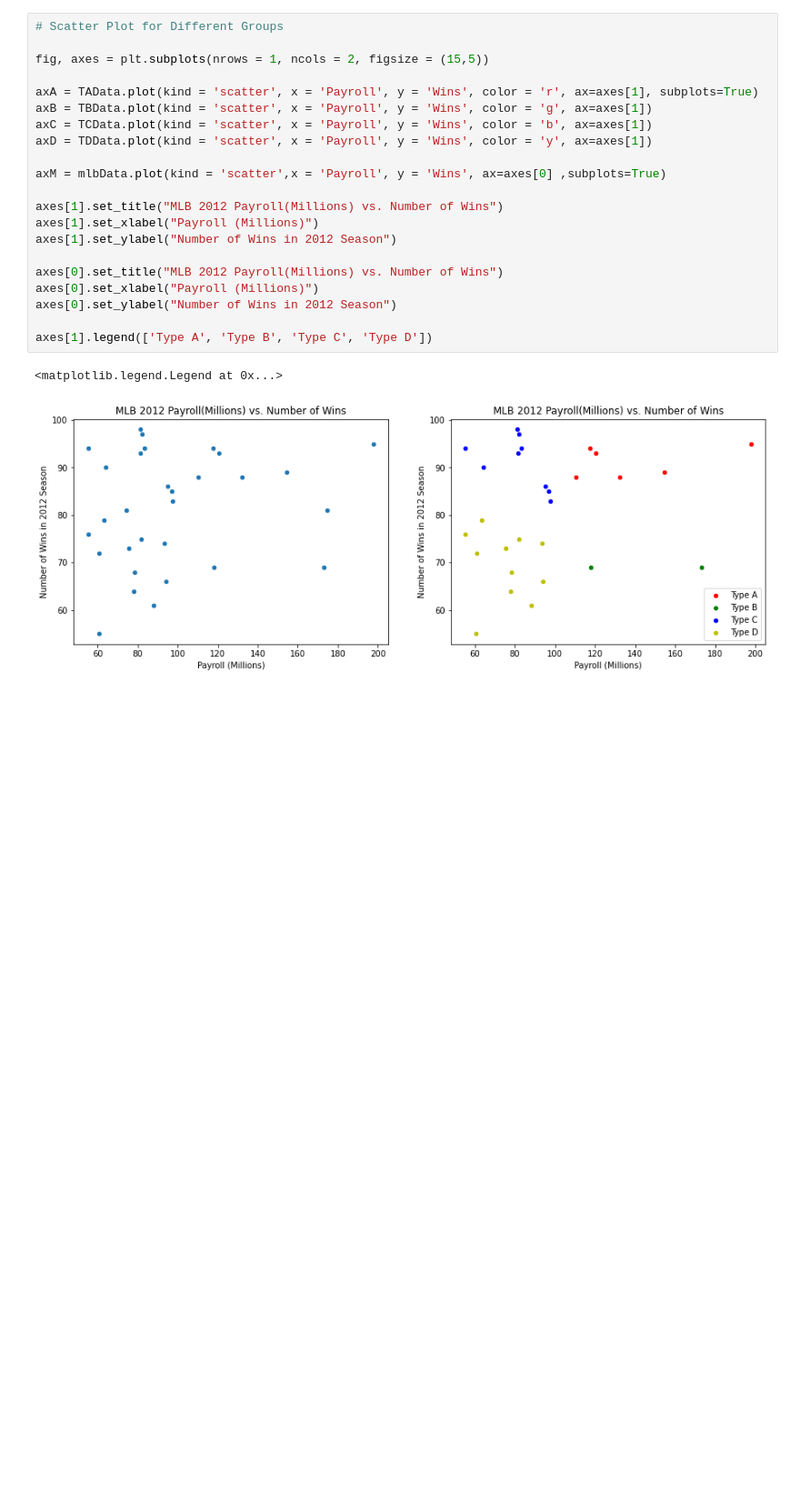
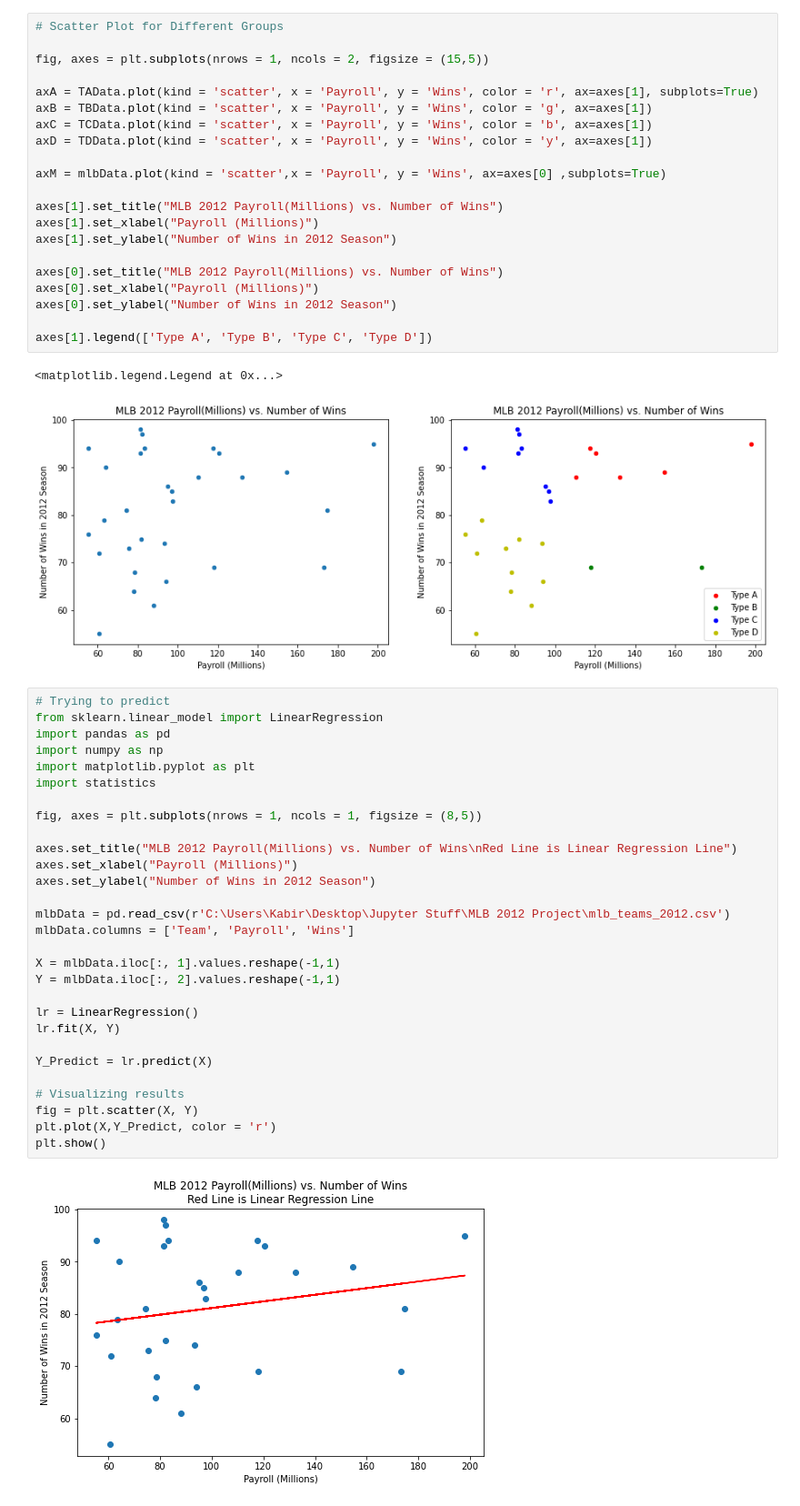
Before and after one commit to kabirjs/MLB-2012-Payroll-vs-Winrate-Analysis-, a Jupyter notebook: JupCode.ipynb, the cells around one changed output. Shown at 91% size. Cells and saved outputs as stored; diff of their text form; blank space fills up the shorter version.

```diff
--- a/JupCode.ipynb
+++ b/JupCode.ipynb
@@ -138,3 +138,34 @@ axes[1].legend(['Type A', 'Type B', 'Type C', 'Type D'])
 # %% [output]
 <matplotlib.legend.Legend at 0x...>
 [figure]
+# %%
+# Trying to predict
+from sklearn.linear_model import LinearRegression
+import pandas as pd
+import numpy as np
+import matplotlib.pyplot as plt
+import statistics
+
+fig, axes = plt.subplots(nrows = 1, ncols = 1, figsize = (8,5))
+
+axes.set_title("MLB 2012 Payroll(Millions) vs. Number of Wins\nRed Line is Linear Regression Line")
+axes.set_xlabel("Payroll (Millions)")
+axes.set_ylabel("Number of Wins in 2012 Season")
+
+mlbData = pd.read_csv(r'C:\Users\Kabir\Desktop\Jupyter Stuff\MLB 2012 Project\mlb_teams_2012.csv')
+mlbData.columns = ['Team', 'Payroll', 'Wins']
+
+X = mlbData.iloc[:, 1].values.reshape(-1,1)
+Y = mlbData.iloc[:, 2].values.reshape(-1,1)
+
+lr = LinearRegression()
+lr.fit(X, Y)
+
+Y_Predict = lr.predict(X)
+
+# Visualizing results
+fig = plt.scatter(X, Y)
+plt.plot(X,Y_Predict, color = 'r')
+plt.show()
+# %% [output]
+[figure, added]
```
Also changed, not shown: parts of 1 cell of this notebook.
